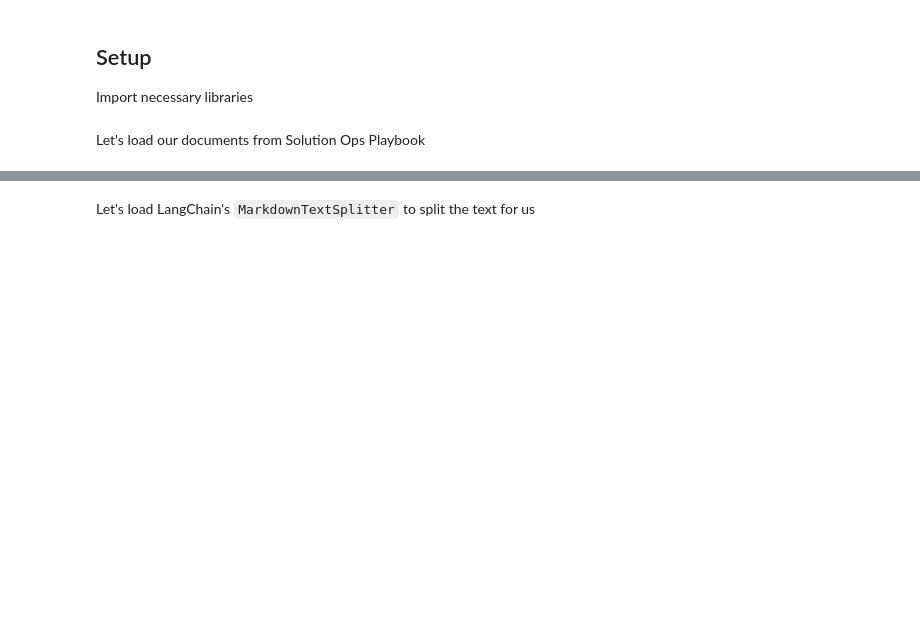
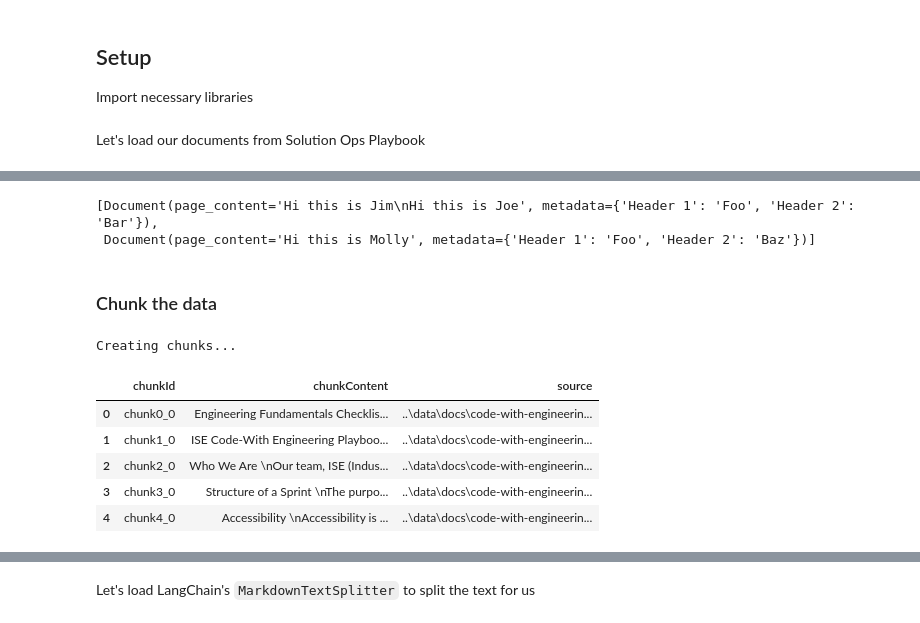
Before and after one commit to ai-workshop-ise/ai-hands-on-lab, a Jupyter notebook: book/3.2.experiment_chunking.ipynb, the cells around one changed output, grey strips where cells are left out. Saved outputs shown, nothing was run; the diff lists cells and outputs as text; code cells hidden in the pictures; blank space fills up the shorter version.

```diff
--- a/book/3.2.experiment_chunking.ipynb
+++ b/book/3.2.experiment_chunking.ipynb
@@ -106,0 +130,10 @@ Concept to know:
+# %%
+markdown_splitter = MarkdownHeaderTextSplitter(
+    headers_to_split_on=headers_to_split_on)
+md_header_splits = markdown_splitter.split_text(markdown_document)
+md_header_splits
+# %% [output]
+[Document(page_content='Hi this is Jim\nHi this is Joe', metadata={'Header 1': 'Foo', 'Header 2': 'Bar'}),
+ Document(page_content='Hi this is Molly', metadata={'Header 1': 'Foo', 'Header 2': 'Baz'})]
+# %% [markdown]
+### Chunk the data
@@ -106,0 +216,14 @@ Concept to know:
+# %%
+chunks_with_md_headers = create_chunks_md_headers(
+    documents)
+
+df_chunks_with_md_headers = pd.DataFrame(chunks_with_md_headers)
+df_chunks_with_md_headers.head()
+# %% [output]
+Creating chunks...
+|  | chunkId | chunkContent | source |
+| 0 | chunk0_0 | Engineering Fundamentals Checklis... | ..\data\docs\code-with-engineerin... |
+| 1 | chunk1_0 | ISE Code-With Engineering Playboo... | ..\data\docs\code-with-engineerin... |
+| 2 | chunk2_0 | Who We Are \nOur team, ISE (Indus... | ..\data\docs\code-with-engineerin... |
+| 3 | chunk3_0 | Structure of a Sprint \nThe purpo... | ..\data\docs\code-with-engineerin... |
+| 4 | chunk4_0 | Accessibility \nAccessibility is ... | ..\data\docs\code-with-engineerin... |
```
Also changed, not shown: parts of 73 cells of this notebook, 6 other files.
